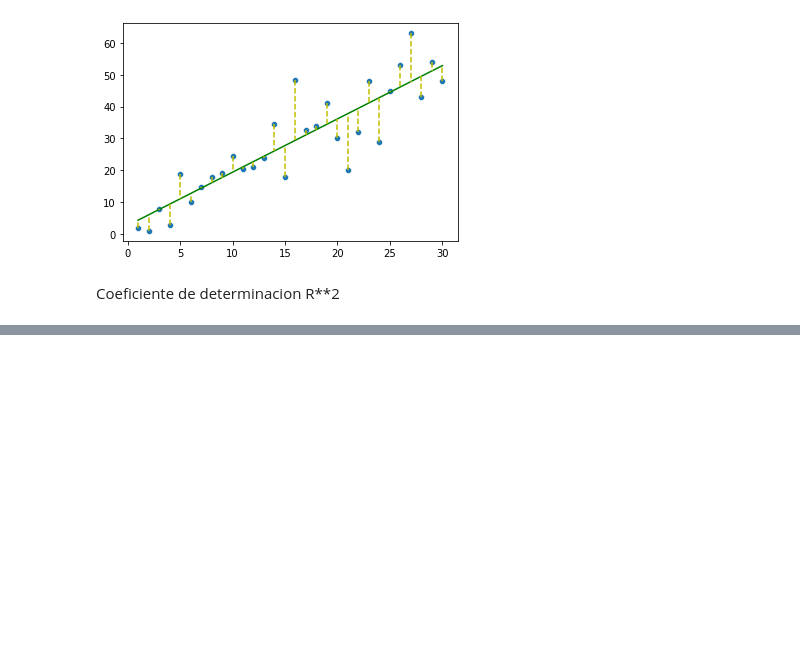
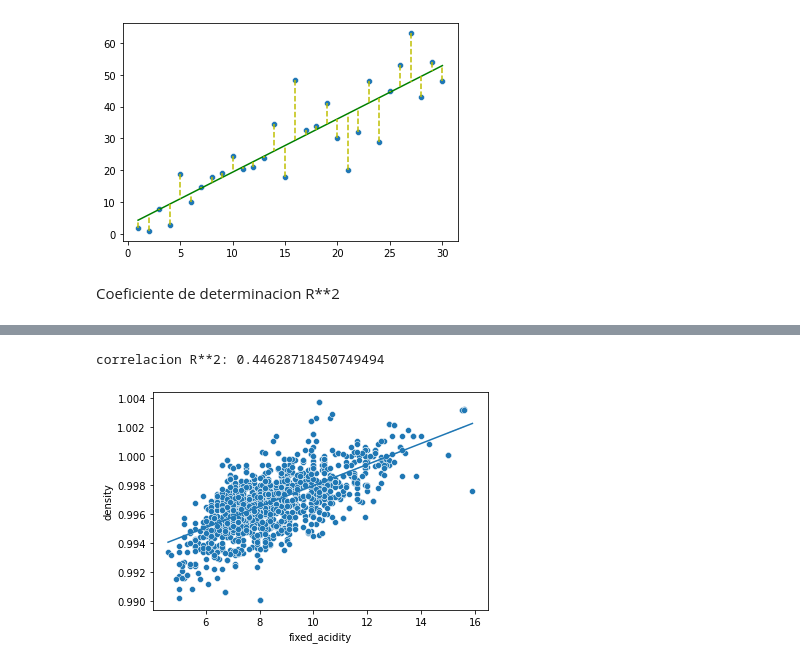
Before and after one commit to AngelicaDC/BEDUpython, a Jupyter notebook: Sesion-04/Reto-01coeficiente_de_pearson.ipynb, the cells around one changed output, grey strips where cells are left out. Drawn from its saved outputs; the diff is of its cells as text; code cells hidden in the pictures; blank space fills up the shorter version.

```diff
--- a/Sesion-04/Reto-01coeficiente_de_pearson.ipynb
+++ b/Sesion-04/Reto-01coeficiente_de_pearson.ipynb
@@ -231,0 +245,9 @@ Coeficiente de determinacion R**2
+# %%
+sns.scatterplot(df_vino['fixed_acidity'], df_vino["density"])
+sns.lineplot(df_vino['fixed_acidity'], y_predict)
+
+score=lr.score(df_vino['fixed_acidity'].to_frame(), df_vino["density"])
+print(f'coeficiente R**2: {score}')
+# %% [output]
+correlacion R**2: 0.44628718450749494
+[figure, added]
```
Also changed, not shown: parts of 3 cells of this notebook.
